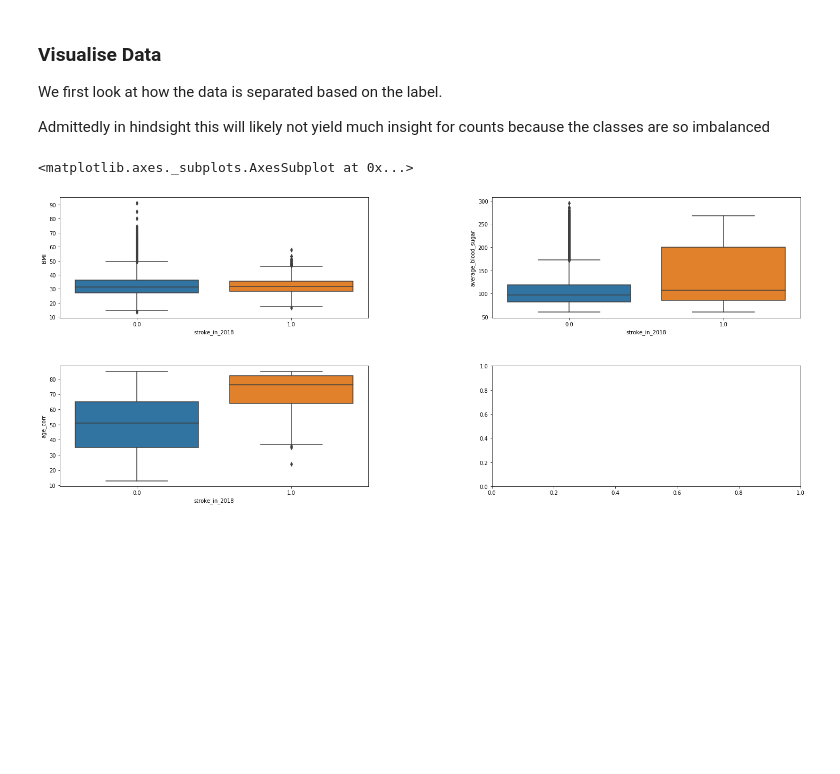
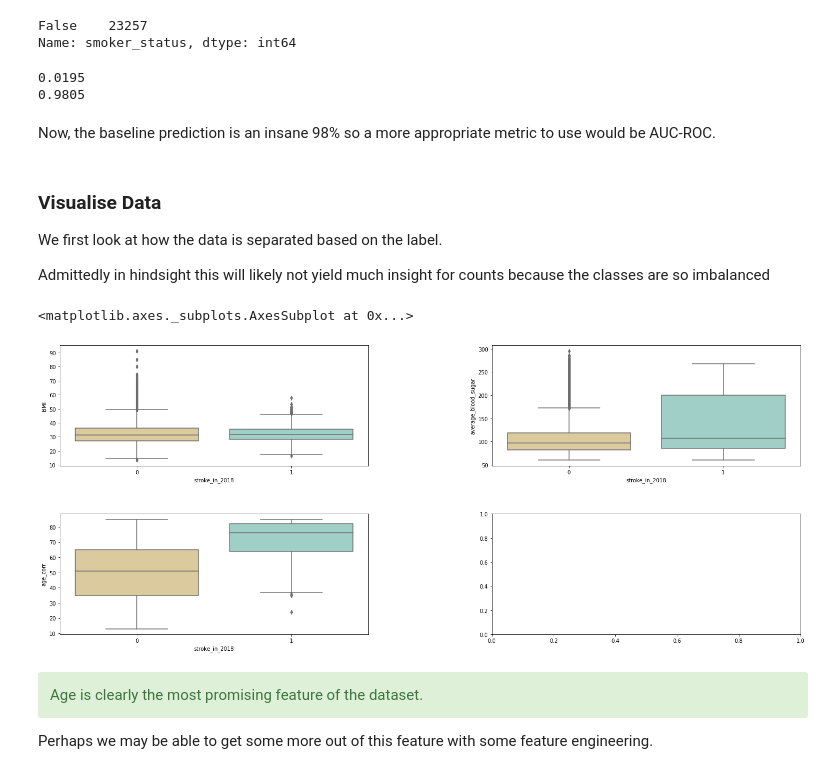
Before and after one commit to jerry-ye-xu/stroke_prediction, a Jupyter notebook: notebooks/2_Feature_Engineering.ipynb, the cells around one changed output. Drawn from its saved outputs; the diff is of its cells as text; code cells hidden in the pictures; blank space fills up the shorter version.

Commit message:
decided on feature engineering, now to execute

```diff
--- a/notebooks/2_Feature_Engineering.ipynb
+++ b/notebooks/2_Feature_Engineering.ipynb
@@ -7,4 +7,9 @@ import numpy as np
 %matplotlib inline
 # %%
 stk = pd.read_csv("../data/train_processed.csv")
+# %%
+stk["high_BP"] = stk["high_BP"].apply(lambda x: str(int(x)))
+stk["heart_condition_detected_2017"] = stk["heart_condition_detected_2017"].apply(lambda x: str(int(x)))
+stk["married"] = stk["married"].apply(lambda x: str(int(x)))
+stk["stroke_in_2018"] = stk["stroke_in_2018"].apply(lambda x: str(int(x)))
 # %%
@@ -19,3 +30,19 @@ stk.head()
+# %%
+stk.drop(labels="id", axis=1, inplace=True)
+# %%
+stk.smoker_status.isnull().value_counts()
+# %% [output]
+False    23257
+Name: smoker_status, dtype: int64
+# %%
+stk["stroke_in_2018"].value_counts()
+print(round(453/(22804+453), 4))
+print(round(22804/(22804+453), 4))
+# %% [output]
+0.0195
+0.9805
+# %% [markdown]
+Now, the baseline prediction is an insane 98% so a more appropriate metric to use would be AUC-ROC.
 # %% [markdown]
 ### Visualise Data
 
@@ -25,15 +52,24 @@ Admittedly in hindsight this will likely not yield much insight for counts becau
 # %%
 fig, axes = plt.subplots(2, 2)
 fig.set_figheight(10)
 fig.set_figwidth(25)
 fig.subplots_adjust(hspace=0.4, wspace=0.4)
 
 label = "stroke_in_2018"
 cols_continuous = ["BMI", "average_blood_sugar"]
 
-sns.boxplot(x = label, y = "BMI", data = stk, ax=axes[0, 0])
-sns.boxplot(x = label, y = "average_blood_sugar", data = stk, ax=axes[0, 1])
-sns.boxplot(x = label, y = "age_corr", data = stk, ax=axes[1, 0])
+sns.boxplot(x = label, y = "BMI", palette = "BrBG",
+            data = stk, ax=axes[0, 0])
+sns.boxplot(x = label, y = "average_blood_sugar", palette = "BrBG",
+            data = stk, ax=axes[0, 1])
+sns.boxplot(x = label, y = "age_corr", palette = "BrBG",
+            data = stk, ax=axes[1, 0])
 # %% [output]
 <matplotlib.axes._subplots.AxesSubplot at 0x...>
-[figure, old version]
+[figure, new version]
+# %% [markdown]
+<div class="alert alert-block alert-success">
+Age is clearly the most promising feature of the dataset.
+</div>
+
+ Perhaps we may be able to get some more out of this feature with some feature engineering.
```
Also changed, not shown: parts of 19 cells of this notebook.
